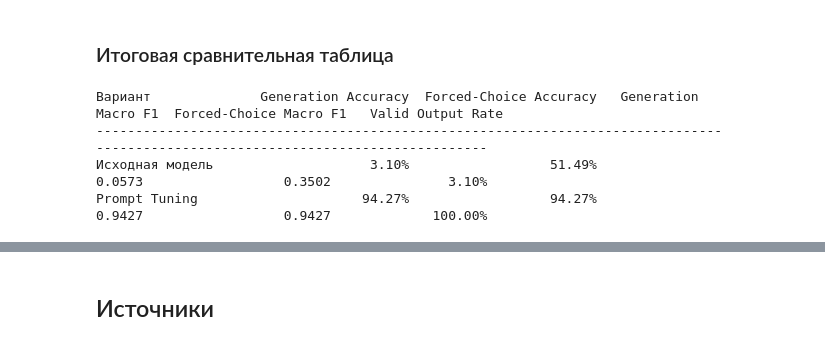
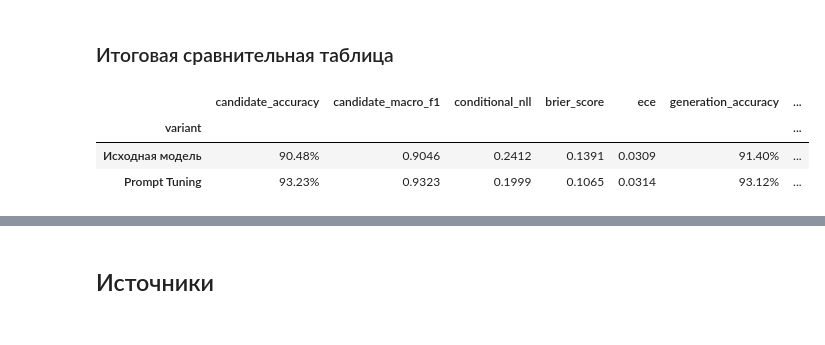
Before and after one commit to artyomboyko/ai-methods, a Jupyter notebook: notebooks/finetuning/peft/1_peft-basics-results-table-fixed.ipynb, the cells around one changed output, grey strips where cells are left out. Saved outputs shown, nothing was run; the diff lists cells and outputs as text; code cells hidden in the pictures.

```diff
--- a/notebooks/finetuning/peft/1_peft-basics-results-table-fixed.ipynb
+++ b/notebooks/finetuning/peft/1_peft-basics-results-table-fixed.ipynb
@@ -2662,32 +1602,30 @@ PUSH_TO_HUB=False - nothing was uploaded.
 # %%
 assert [row["variant"] for row in RESULTS_TABLE] == [
     "Исходная модель",
     "Prompt Tuning",
 ]
 
-print(
-    f"{'Вариант':18s}"
-    f"{'Generation Accuracy':>22s}"
-    f"{'Forced-Choice Accuracy':>24s}"
-    f"{'Generation Macro F1':>22s}"
-    f"{'Forced-Choice Macro F1':>24s}"
-    f"{'Valid Output Rate':>20s}"
+results = pd.DataFrame(RESULTS_TABLE).set_index("variant")
+percentage_columns = [
+    "candidate_accuracy",
+    "generation_accuracy",
+    "valid_output_rate",
+    "thinking_output_rate",
+]
+display(
+    results.style.format(
+        {column: "{:.2%}" for column in percentage_columns}
+        | {
+            "candidate_macro_f1": "{:.4f}",
+            "conditional_nll": "{:.4f}",
+            "brier_score": "{:.4f}",
+            "ece": "{:.4f}",
+        }
+    )
 )
-
-print("-" * 130)
-
-for row in RESULTS_TABLE:
-    print(
-        f"{row['variant']:18s}"
-        f"{row['generation_accuracy']:22.2%}"
-        f"{row['forced_choice_accuracy']:24.2%}"
-        f"{row['generation_macro_f1']:22.4f}"
-        f"{row['forced_choice_macro_f1']:24.4f}"
-        f"{row['valid_output_rate']:20.2%}"
-    )
 # %% [output]
-Вариант              Generation Accuracy  Forced-Choice Accuracy   Generation Macro F1  Forced-Choice Macro F1   Valid Output Rate
-----------------------------------------------------------------------------------------------------------------------------------
-Исходная модель                    3.10%                  51.49%                0.0573                  0.3502               3.10%
-Prompt Tuning                     94.27%                  94.27%                0.9427                  0.9427             100.00%
+|  | candidate_accuracy | candidate_macro_f1 | conditional_nll | brier_score | ece | generation_accuracy | ... |
+| variant |  |  |  |  |  |  | ... |
+| Исходная модель | 90.48% | 0.9046 | 0.2412 | 0.1391 | 0.0309 | 91.40% | ... |
+| Prompt Tuning | 93.23% | 0.9323 | 0.1999 | 0.1065 | 0.0314 | 93.12% | ... |
 # %% [markdown]
```
Also changed, not shown: parts of 118 cells of this notebook, 1 other file.
